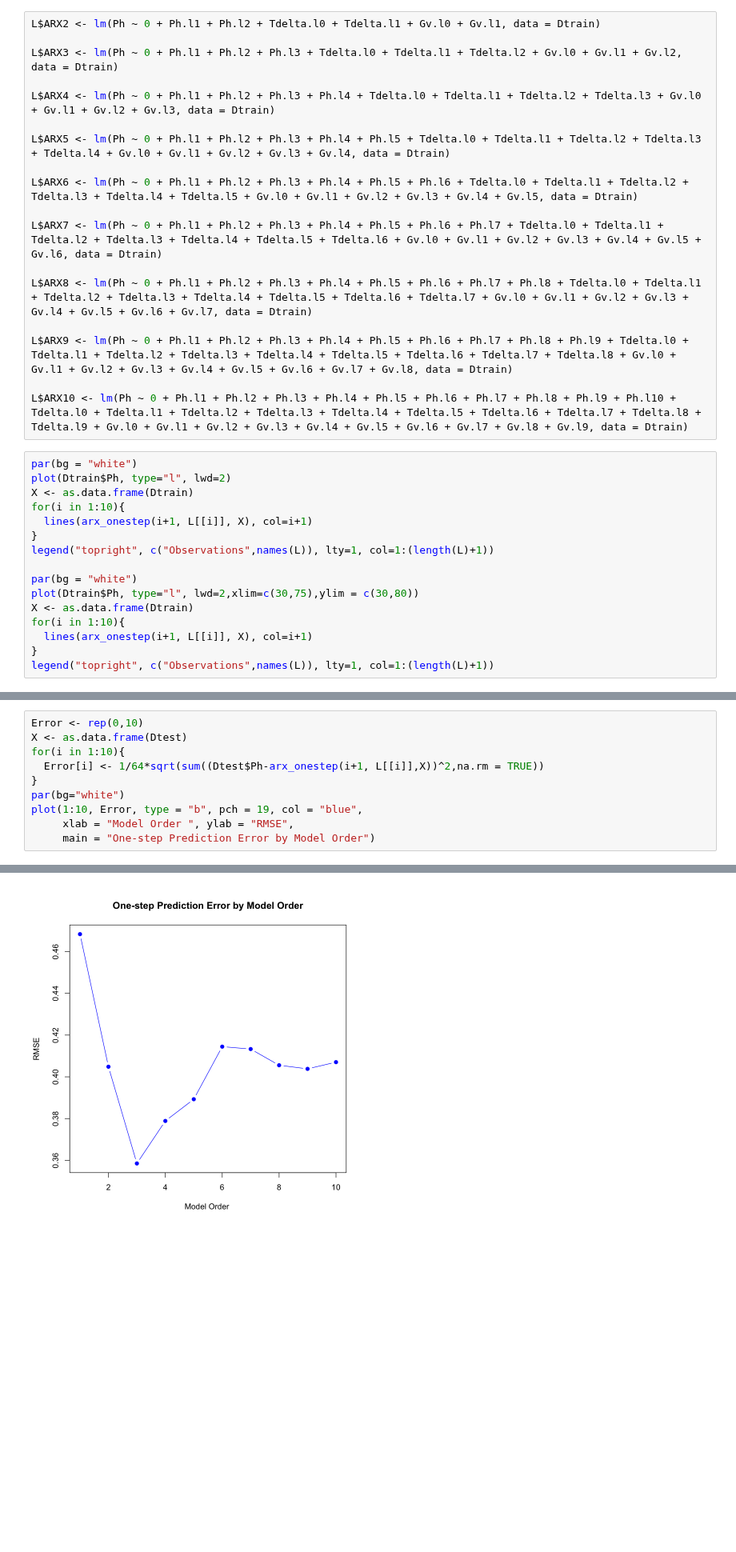
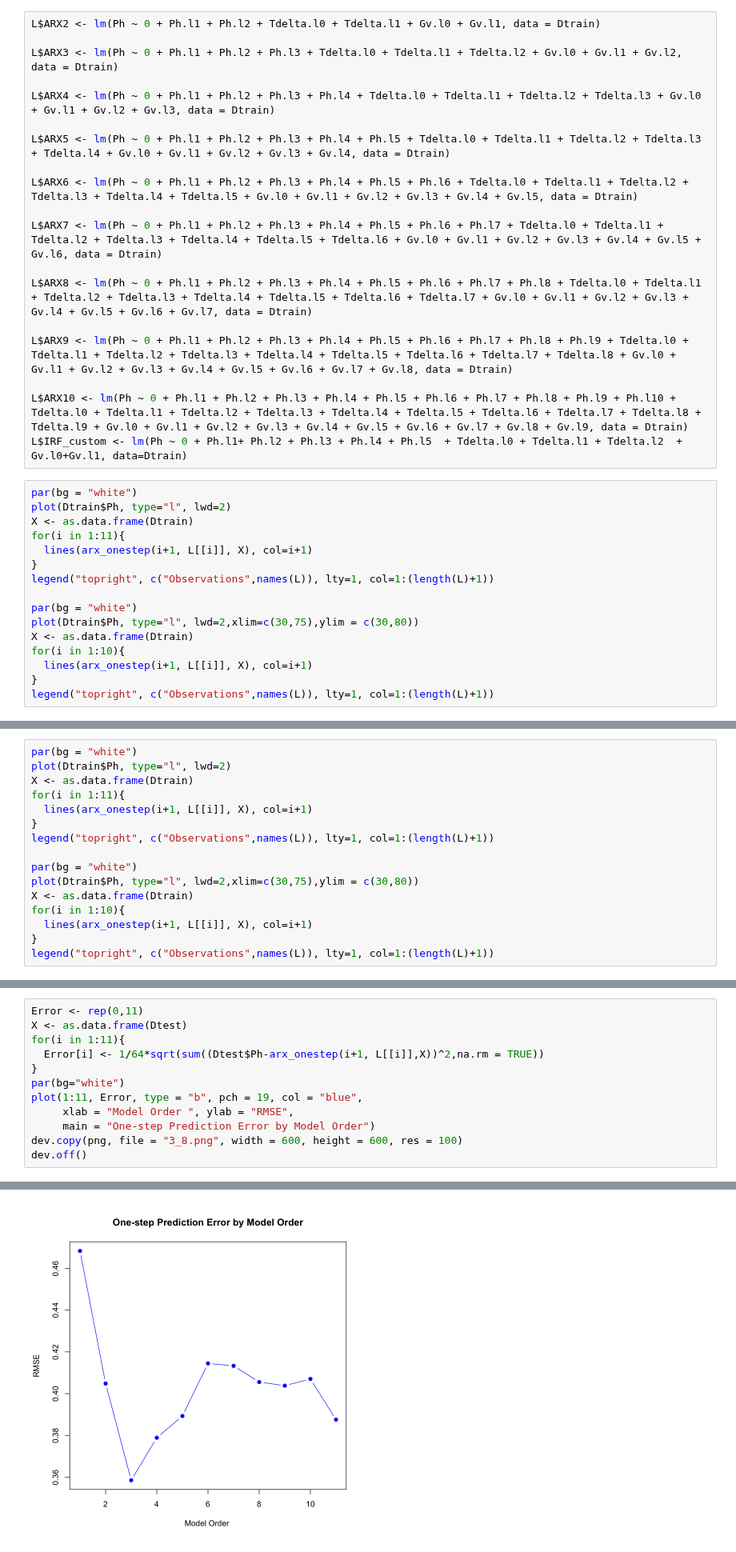
Before and after one commit to mathilderask/TimeSeriesAnalysis, a Jupyter notebook: Assig3/opg_3_nik.ipynb, the cells around one changed output, grey strips where cells are left out. Shown at 80% size. Saved outputs shown, nothing was run; the diff lists cells and outputs as text; blank space fills up the shorter version.

```diff
--- a/Assig3/opg_3_nik.ipynb
+++ b/Assig3/opg_3_nik.ipynb
@@ -165,11 +133,12 @@ L$ARX8 <- lm(Ph ~ 0 + Ph.l1 + Ph.l2 + Ph.l3 + Ph.l4 + Ph.l5 + Ph.l6 + Ph.l7 + Ph
 L$ARX9 <- lm(Ph ~ 0 + Ph.l1 + Ph.l2 + Ph.l3 + Ph.l4 + Ph.l5 + Ph.l6 + Ph.l7 + Ph.l8 + Ph.l9 + Tdelta.l0 + Tdelta.l1 + Tdelta.l2 + Tdelta.l3 + Tdelta.l4 + Tdelta.l5 + Tdelta.l6 + Tdelta.l7 + Tdelta.l8 + Gv.l0 + Gv.l1 + Gv.l2 + Gv.l3 + Gv.l4 + Gv.l5 + Gv.l6 + Gv.l7 + Gv.l8, data = Dtrain)
 
 L$ARX10 <- lm(Ph ~ 0 + Ph.l1 + Ph.l2 + Ph.l3 + Ph.l4 + Ph.l5 + Ph.l6 + Ph.l7 + Ph.l8 + Ph.l9 + Ph.l10 + Tdelta.l0 + Tdelta.l1 + Tdelta.l2 + Tdelta.l3 + Tdelta.l4 + Tdelta.l5 + Tdelta.l6 + Tdelta.l7 + Tdelta.l8 + Tdelta.l9 + Gv.l0 + Gv.l1 + Gv.l2 + Gv.l3 + Gv.l4 + Gv.l5 + Gv.l6 + Gv.l7 + Gv.l8 + Gv.l9, data = Dtrain)
+L$IRF_custom <- lm(Ph ~ 0 + Ph.l1+ Ph.l2 + Ph.l3 + Ph.l4 + Ph.l5  + Tdelta.l0 + Tdelta.l1 + Tdelta.l2  + Gv.l0+Gv.l1, data=Dtrain)
 # %%
 par(bg = "white")
 plot(Dtrain$Ph, type="l", lwd=2)
 X <- as.data.frame(Dtrain)
-for(i in 1:10){
+for(i in 1:11){
   lines(arx_onestep(i+1, L[[i]], X), col=i+1)
 }
 legend("topright", c("Observations",names(L)), lty=1, col=1:(length(L)+1))
@@ -186,0 +156,16 @@ legend("topright", c("Observations",names(L)), lty=1, col=1:(length(L)+1))
+# %%
+par(bg = "white")
+plot(Dtrain$Ph, type="l", lwd=2)
+X <- as.data.frame(Dtrain)
+for(i in 1:11){
+  lines(arx_onestep(i+1, L[[i]], X), col=i+1)
+}
+legend("topright", c("Observations",names(L)), lty=1, col=1:(length(L)+1))
+
+par(bg = "white")
+plot(Dtrain$Ph, type="l", lwd=2,xlim=c(30,75),ylim = c(30,80))
+X <- as.data.frame(Dtrain)
+for(i in 1:10){
+  lines(arx_onestep(i+1, L[[i]], X), col=i+1)
+}
+legend("topright", c("Observations",names(L)), lty=1, col=1:(length(L)+1))
@@ -198,13 +204,15 @@ legend("topright", legend = c("AIC", "BIC"), col = c("blue", "red"), pch = c(19,
 # %% [markdown]
 ## 3.8
 # %%
-Error <- rep(0,10)
+Error <- rep(0,11)
 X <- as.data.frame(Dtest)
-for(i in 1:10){
+for(i in 1:11){
   Error[i] <- 1/64*sqrt(sum((Dtest$Ph-arx_onestep(i+1, L[[i]],X))^2,na.rm = TRUE))
 }
 par(bg="white")
-plot(1:10, Error, type = "b", pch = 19, col = "blue",
+plot(1:11, Error, type = "b", pch = 19, col = "blue",
      xlab = "Model Order ", ylab = "RMSE",
      main = "One-step Prediction Error by Model Order")
+dev.copy(png, file = "3_8.png", width = 600, height = 600, res = 100)
+dev.off()
 # %% [output]
@@ -211 +223 @@ plot(1:10, Error, type = "b", pch = 19, col = "blue",
-[figure, old version]
+[figure, new version]
```
Also changed, not shown: parts of 14 cells of this notebook, 5 other files.
